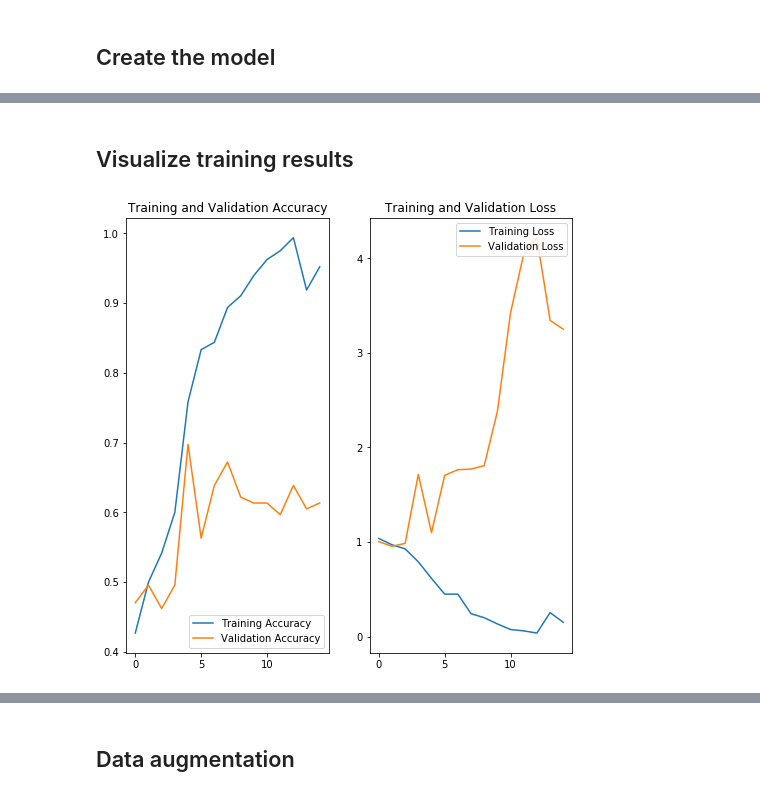
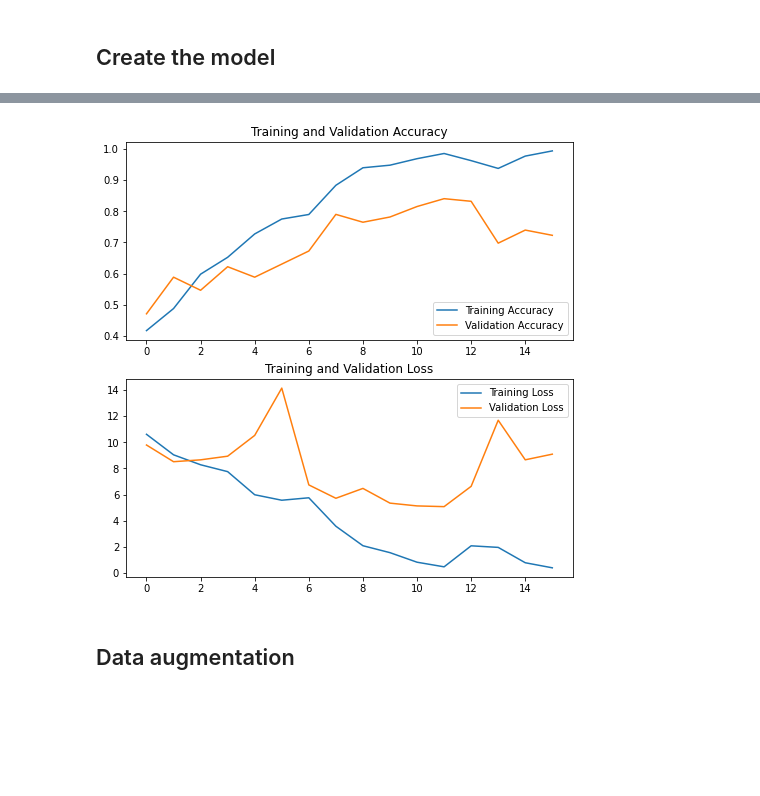
Before and after one commit to bateikoEd/object_recognition, a Jupyter notebook: Lab3/Lab3.ipynb, the cells around one changed output, grey strips where cells are left out. Saved outputs shown, nothing was run; the diff lists cells and outputs as text; code cells hidden in the pictures; blank space fills up the shorter version.

```diff
--- a/Lab3/Lab3.ipynb
+++ b/Lab3/Lab3.ipynb
@@ -1452,10 +1482,9 @@ model1.evaluate(test_set_images, test_labels)
 # %%
-batch_size = 1
+batch_size = 10
 img_height = 150
 img_width = 150
 data_dir = 'lab3_train_600_prepared'
 validation_split=0.2
-
 
 train_ds = keras.preprocessing.image_dataset_from_directory(
       data_dir,
@@ -1532,8 +1558,10 @@ print(np.min(first_image), np.max(first_image))
 # %%
 class MyCallBack(tf.keras.callbacks.Callback):
     def on_epoch_end(self, epoch, log={}):
-        if log.get('accuracy') > 0.98:
+        if log.get('accuracy') > 0.99:
             self.model.stop_training = True
+
+callback = MyCallBack()
 # %%
 num_classes = 3
 model = Sequential([
@@ -1549,16 +1577,24 @@ model = Sequential([
     layers.Dense(num_classes, activation='softmax')
     ])
 
-model.compile(optimizer='adam',
-              loss=tf.keras.losses.SparseCategoricalCrossentropy(from_logits=True),
+opt = tf.keras.optimizers.Adam(
+    learning_rate=0.001, beta_1=0.9, beta_2=0.999, epsilon=1e-07, amsgrad=False,
+    name='Adam')
+
+loss = tf.keras.losses.SparseCategoricalCrossentropy(
+    from_logits=True, reduction=tf.keras.losses.Reduction.SUM,
+    name='sparse_categorical_crossentropy')
+
+model.compile(optimizer=opt,
+              loss=loss,
               metrics=['accuracy'])
 model.summary()
 
-epochs=15
+epochs=200
 history = model.fit(
       train_ds,
       validation_data=val_ds,
-      epochs=epochs
-      # callbacks=[callback]
+      epochs=epochs,
+      callbacks=[callback]
 )
 # %% [output]
@@ -1587,26 +1618,4 @@ model.evaluate(test_set_images, test_labels)
-# %% [markdown]
-## Visualize training results
-# %%
-acc = history.history['accuracy']
-val_acc = history.history['val_accuracy']
-
-loss = history.history['loss']
-val_loss = history.history['val_loss']
-
-epochs_range = range(epochs)
-
-plt.figure(figsize=(8, 8))
-plt.subplot(1, 2, 1)
-plt.plot(epochs_range, acc, label='Training Accuracy')
-plt.plot(epochs_range, val_acc, label='Validation Accuracy')
-plt.legend(loc='lower right')
-plt.title('Training and Validation Accuracy')
-
-plt.subplot(1, 2, 2)
-plt.plot(epochs_range, loss, label='Training Loss')
-plt.plot(epochs_range, val_loss, label='Validation Loss')
-plt.legend(loc='upper right')
-plt.title('Training and Validation Loss')
-plt.show()
-# %% [output]
-[figure, removed]
+# %%
+model.evaluate(val_ds)
+plot_accuracy_loss_nn(history, epochs)
+# %% [output]
@@ -1613,3 +1623,4 @@ plt.show()
+[figure, added]
 # %% [markdown]
 ## Data augmentation
 # %%
```
Also changed, not shown: parts of 35 cells of this notebook.
